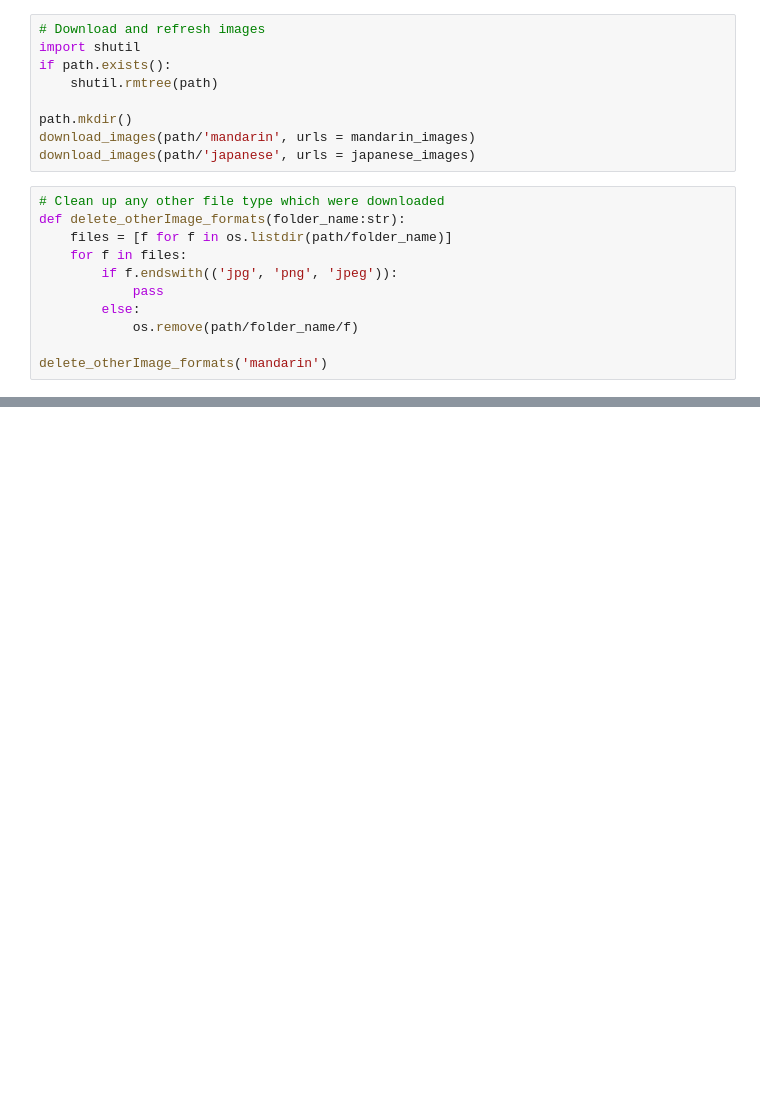
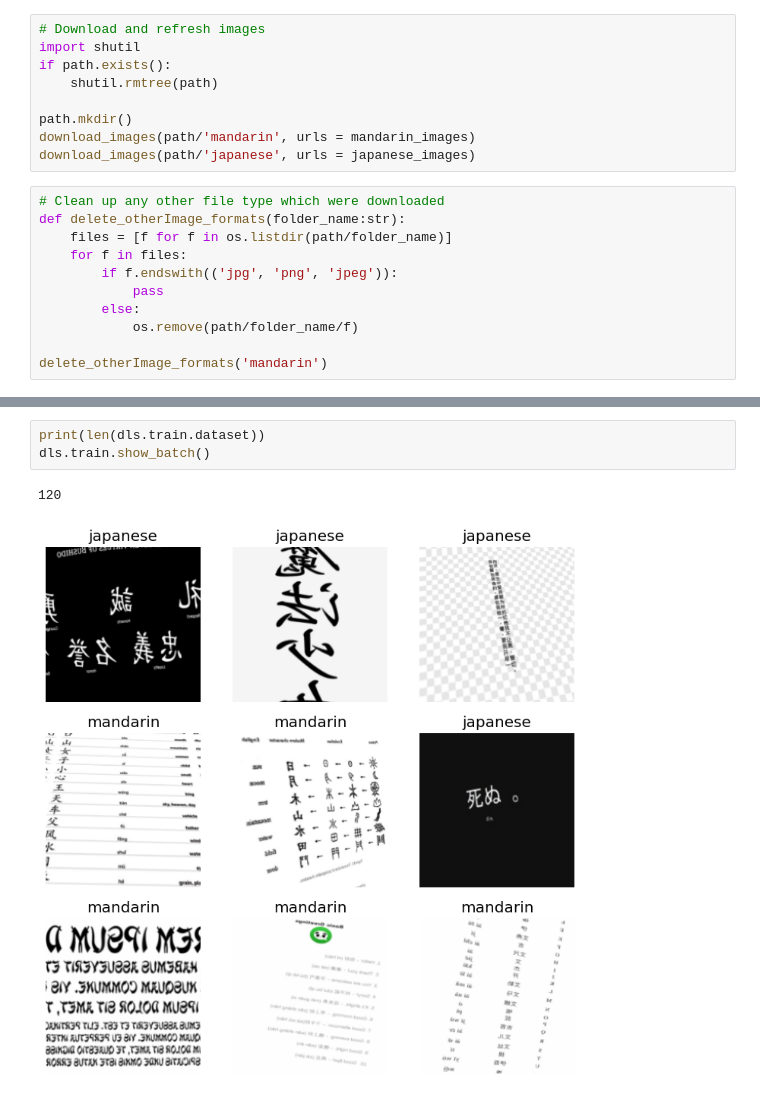
Before and after one commit to AgastyaPatel/FastAI-course, a Jupyter notebook: self-implementation/02-mandarin-japaenese-classifier/mandarin-japanese-classifier.ipynb, the cells around one changed output, grey strips where cells are left out. Saved outputs shown, nothing was run; the diff lists cells and outputs as text; blank space fills up the shorter version.

```diff
--- a/self-implementation/02-mandarin-japaenese-classifier/mandarin-japanese-classifier.ipynb
+++ b/self-implementation/02-mandarin-japaenese-classifier/mandarin-japanese-classifier.ipynb
@@ -84,0 +133,6 @@ print(path/'mandarin', type(path/'mandarin'))
+# %%
+print(len(dls.train.dataset))
+dls.train.show_batch()
+# %% [output]
+120
+[figure, added]
```
Also changed, not shown: parts of 14 cells of this notebook.
